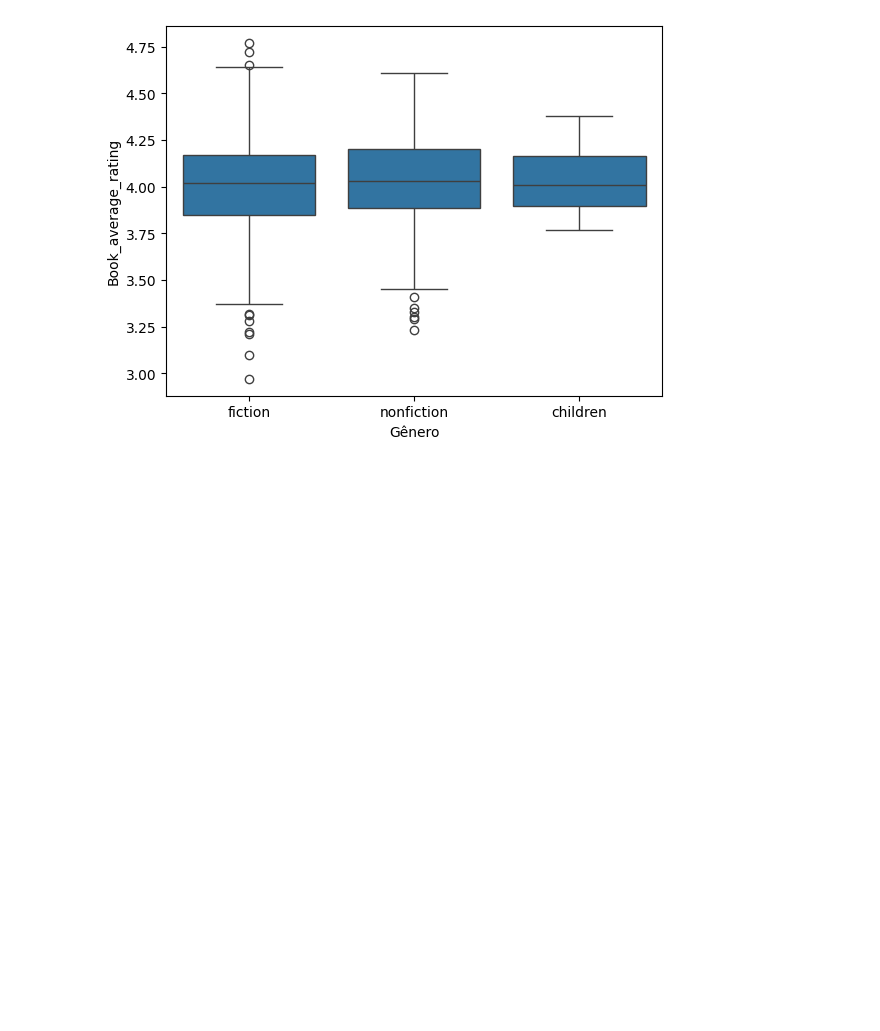
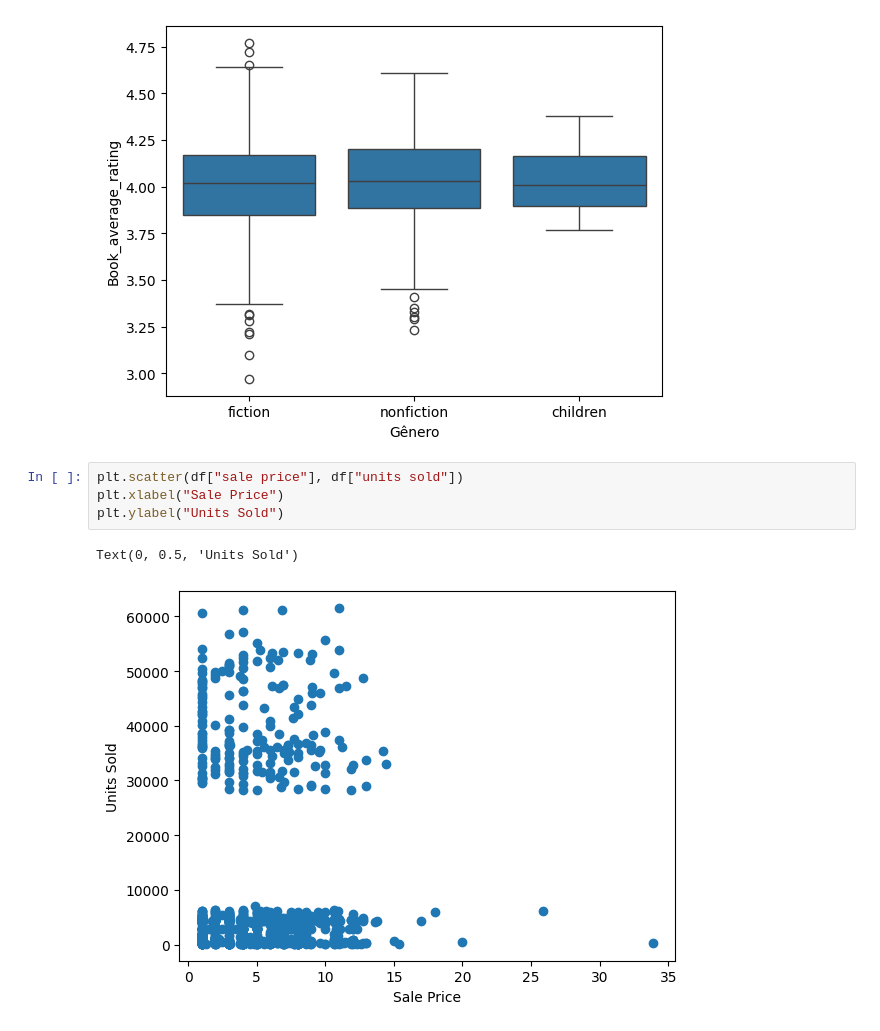
Before and after one commit to Laurentius96/Analysis_of_Book_Publication_Data, a Jupyter notebook: main.ipynb, the cells around one changed output. Saved outputs shown, nothing was run; the diff lists cells and outputs as text; blank space fills up the shorter version.

```diff
--- a/main.ipynb
+++ b/main.ipynb
@@ -193,3 +193,10 @@ plt.xlabel("Gênero")
 # %% [output]
 Text(0.5, 0, 'Gênero')
 [figure]
+# %%
+plt.scatter(df["sale price"], df["units sold"])
+plt.xlabel("Sale Price")
+plt.ylabel("Units Sold")
+# %% [output]
+Text(0, 0.5, 'Units Sold')
+[figure, added]
```
Also changed, not shown: parts of 3 cells of this notebook.
